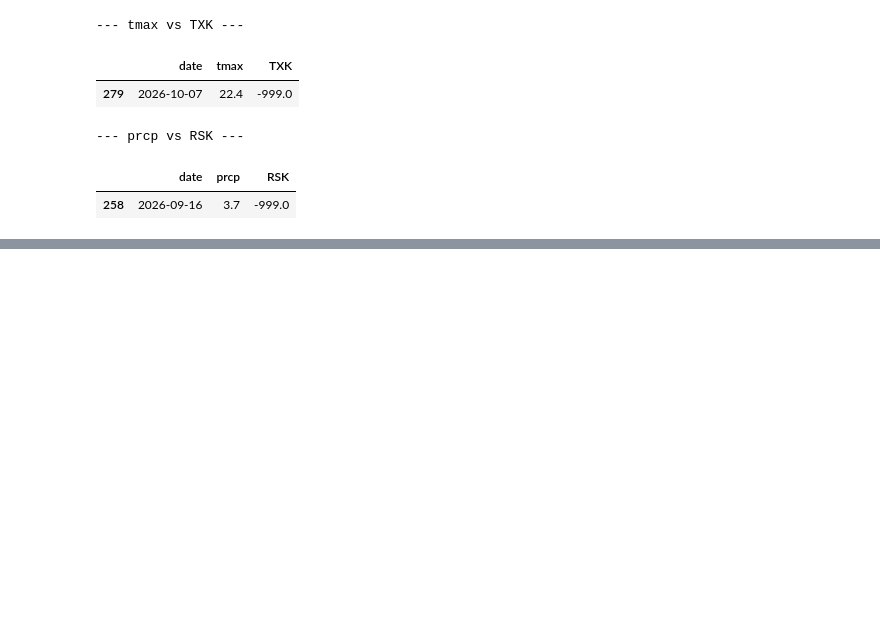
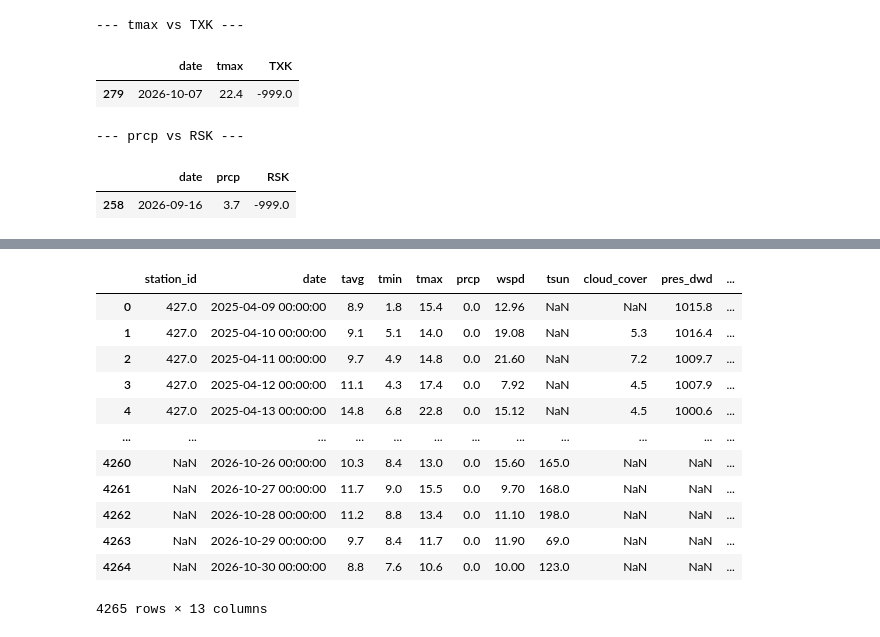
Before and after one commit to lodimarcello/Capstone_project_Lorenzo, a Jupyter notebook: datasets_merging.ipynb, the cells around one changed output, grey strips where cells are left out. Cells and saved outputs as stored; diff of their text form; code cells hidden in the pictures; blank space fills up the shorter version.

```diff
--- a/datasets_merging.ipynb
+++ b/datasets_merging.ipynb
@@ -987,0 +891,15 @@ df_weather_combined.to_csv("berlin_weather_combined_all.csv", index=False)
+# %%
+# Remove leading and trailing spaces from all DWD column names
+dwd_stations_original = [
+    df_dwd_1,
+    df_dwd_2,
+    df_dwd_3,
+    df_dwd_4,
+    df_dwd_5
+]
+
+for df in dwd_stations_original:
+    df.columns = df.columns.str.strip()
+
+# Check the cleaned column names
+print(df_dwd_1.columns.tolist())
@@ -987,0 +908,11 @@ df_weather_combined.to_csv("berlin_weather_combined_all.csv", index=False)
+# %%
+# Convert the DWD date column into datetime format
+for df in dwd_stations_original:
+    df["MESS_DATUM"] = pd.to_datetime(
+        df["MESS_DATUM"].astype(str),
+        format="%Y%m%d"
+    )
+
+# Check the result
+print(df_dwd_1[["MESS_DATUM"]].head())
+print(df_dwd_1["MESS_DATUM"].dtype)
@@ -987,0 +1196,14 @@ df_weather_combined.to_csv("berlin_weather_combined_all.csv", index=False)
+# %%
+# Combine the prepared DWD and Meteostat datasets
+df_weather_final = pd.concat(
+    [df_dwd_ready, df_meteostat_ready],
+    ignore_index=True,
+    sort=False
+)
+
+# Inspect the combined dataset
+print("Shape:", df_weather_final.shape)
+print(df_weather_final.dtypes)
+
+# Display the first records
+display(df_weather_final.head())
@@ -987,0 +1291,16 @@ df_weather_combined.to_csv("berlin_weather_combined_all.csv", index=False)
+# %%
+df_weather_final
+# %% [output]
+|  | station_id | date | tavg | tmin | tmax | prcp | wspd | tsun | cloud_cover | pres_dwd | ... |
+| 0 | 427.0 | 2025-04-09 00:00:00 | 8.9 | 1.8 | 15.4 | 0.0 | 12.96 | NaN | NaN | 1015.8 | ... |
+| 1 | 427.0 | 2025-04-10 00:00:00 | 9.1 | 5.1 | 14.0 | 0.0 | 19.08 | NaN | 5.3 | 1016.4 | ... |
+| 2 | 427.0 | 2025-04-11 00:00:00 | 9.7 | 4.9 | 14.8 | 0.0 | 21.60 | NaN | 7.2 | 1009.7 | ... |
+| 3 | 427.0 | 2025-04-12 00:00:00 | 11.1 | 4.3 | 17.4 | 0.0 | 7.92 | NaN | 4.5 | 1007.9 | ... |
+| 4 | 427.0 | 2025-04-13 00:00:00 | 14.8 | 6.8 | 22.8 | 0.0 | 15.12 | NaN | 4.5 | 1000.6 | ... |
+| ... | ... | ... | ... | ... | ... | ... | ... | ... | ... | ... | ... |
+| 4260 | NaN | 2026-10-26 00:00:00 | 10.3 | 8.4 | 13.0 | 0.0 | 15.60 | 165.0 | NaN | NaN | ... |
+| 4261 | NaN | 2026-10-27 00:00:00 | 11.7 | 9.0 | 15.5 | 0.0 | 9.70 | 168.0 | NaN | NaN | ... |
+| 4262 | NaN | 2026-10-28 00:00:00 | 11.2 | 8.8 | 13.4 | 0.0 | 11.10 | 198.0 | NaN | NaN | ... |
+| 4263 | NaN | 2026-10-29 00:00:00 | 9.7 | 8.4 | 11.7 | 0.0 | 11.90 | 69.0 | NaN | NaN | ... |
+| 4264 | NaN | 2026-10-30 00:00:00 | 8.8 | 7.6 | 10.6 | 0.0 | 10.00 | 123.0 | NaN | NaN | ... |
+4265 rows × 13 columns
```
Also changed, not shown: parts of 77 cells of this notebook, 7 other files.
